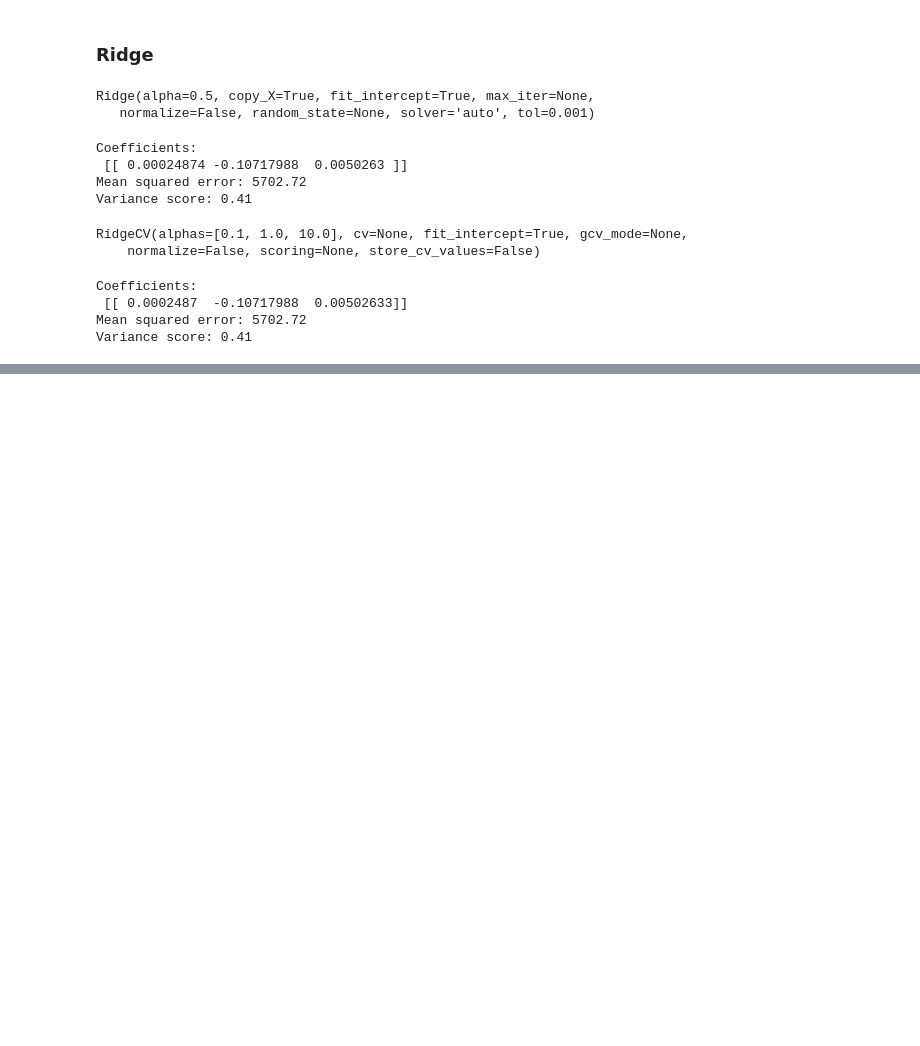
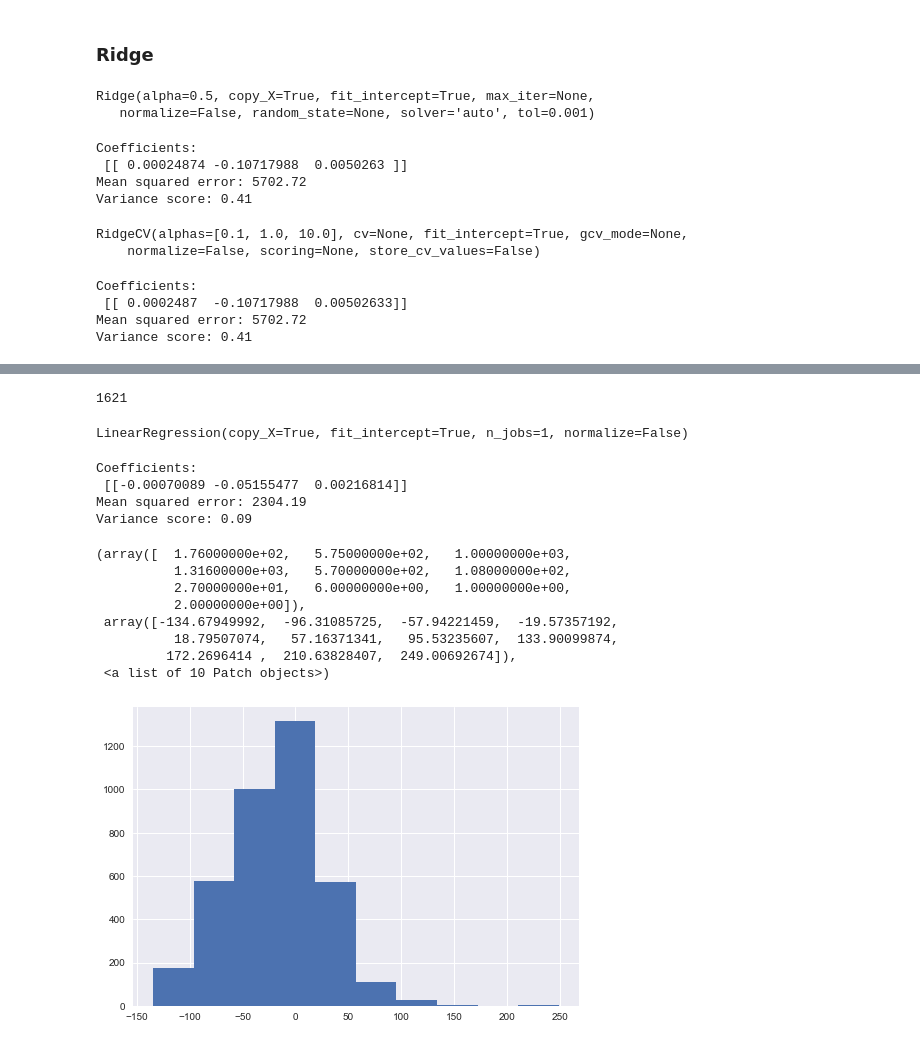
Before and after one commit to davidchepe/IM_KS, a Jupyter notebook: Machine Learning/Regression.ipynb, the cells around one changed output, grey strips where cells are left out. Cells and saved outputs as stored; diff of their text form; code cells hidden in the pictures; blank space fills up the shorter version.

Commit message:
mas sobre regression
añado filtrado de potencias para las zonas centrales

```diff
--- a/Machine Learning/Regression.ipynb
+++ b/Machine Learning/Regression.ipynb
@@ -244,0 +332,7 @@ Variance score: 0.41
+# %%
+train2 = round(len(df_lm_x3)*0.7)
+train2
+test2 = len(df_lm_x3)-train2
+test2
+# %% [output]
+1621
@@ -244,0 +345,8 @@ Variance score: 0.41
+# %%
+# Create linear regression object
+regr3 = linear_model.LinearRegression()
+
+# Train the model using the training sets
+regr3.fit(X_train3, Y_train3)
+# %% [output]
+LinearRegression(copy_X=True, fit_intercept=True, n_jobs=1, normalize=False)
@@ -244,0 +356,33 @@ Variance score: 0.41
+# %%
+# The coefficients
+print('Coefficients: \n', regr3.coef_)
+# The mean squared error
+print("Mean squared error: %.2f"
+      % mean_squared_error(Y_test3, Y_pred3))
+# Explained variance score: 1 is perfect prediction
+print('Variance score: %.2f' % r2_score(Y_test3, Y_pred3))
+# %% [output]
+Coefficients:
+ [[-0.00070089 -0.05155477  0.00216814]]
+Mean squared error: 2304.19
+Variance score: 0.09
+# %%
+results = pd.DataFrame(X_test3)
+# %%
+ results['Y_test'] = Y_test3
+# %%
+ results['Y_pred'] = Y_pred3
+# %%
+results['dif'] = results['Y_test']-results['Y_pred']
+# %%
+plt.hist(results['dif'])
+# %% [output]
+(array([  1.76000000e+02,   5.75000000e+02,   1.00000000e+03,
+          1.31600000e+03,   5.70000000e+02,   1.08000000e+02,
+          2.70000000e+01,   6.00000000e+00,   1.00000000e+00,
+          2.00000000e+00]),
+ array([-134.67949992,  -96.31085725,  -57.94221459,  -19.57357192,
+          18.79507074,   57.16371341,   95.53235607,  133.90099874,
+         172.2696414 ,  210.63828407,  249.00692674]),
+ <a list of 10 Patch objects>)
+[figure, added]
```
Also changed, not shown: parts of 13 cells of this notebook.
